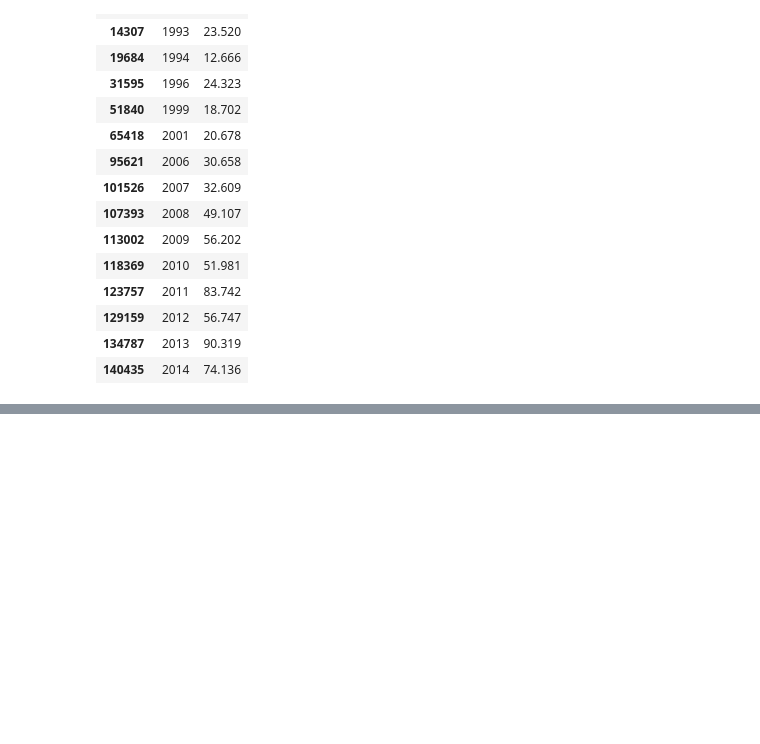
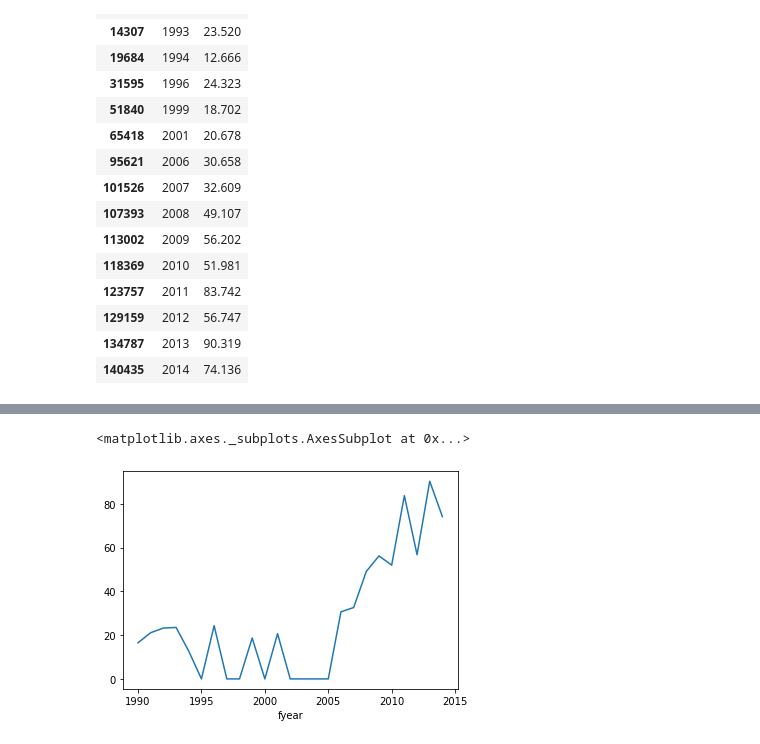
Before and after one commit to casualcomputer/accounting_fraud, a Jupyter notebook: rnn.ipynb, the cells around one changed output, grey strips where cells are left out. Cells and saved outputs as stored; diff of their text form; code cells hidden in the pictures; blank space fills up the shorter version.

```diff
--- a/rnn.ipynb
+++ b/rnn.ipynb
@@ -56,4 +63,5 @@ start_year = 1990
 end_year = 2014
 
 left_df = pd.DataFrame({'fyear': range(start_year, end_year+1)})
-left_df.merge(company1234, on='fyear', how='left')
+left_df_imputed_missing = left_df.merge(company1234, on='fyear', how='left')
+left_df_imputed_missing.loc[left_df_imputed_missing['act'].isnull(),'act'] = 0
@@ -77,0 +88,9 @@ left_df.merge(company1234, on='fyear', how='left')
+# %%
+from matplotlib import pyplot as plt
+%matplotlib inline
+
+fig, ax = plt.subplots()
+left_df_imputed_missing.set_index('fyear').plot(legend=False,ax=ax)
+# %% [output]
+<matplotlib.axes._subplots.AxesSubplot at 0x...>
+[figure, added]
```
Also changed, not shown: parts of 3 cells of this notebook.
